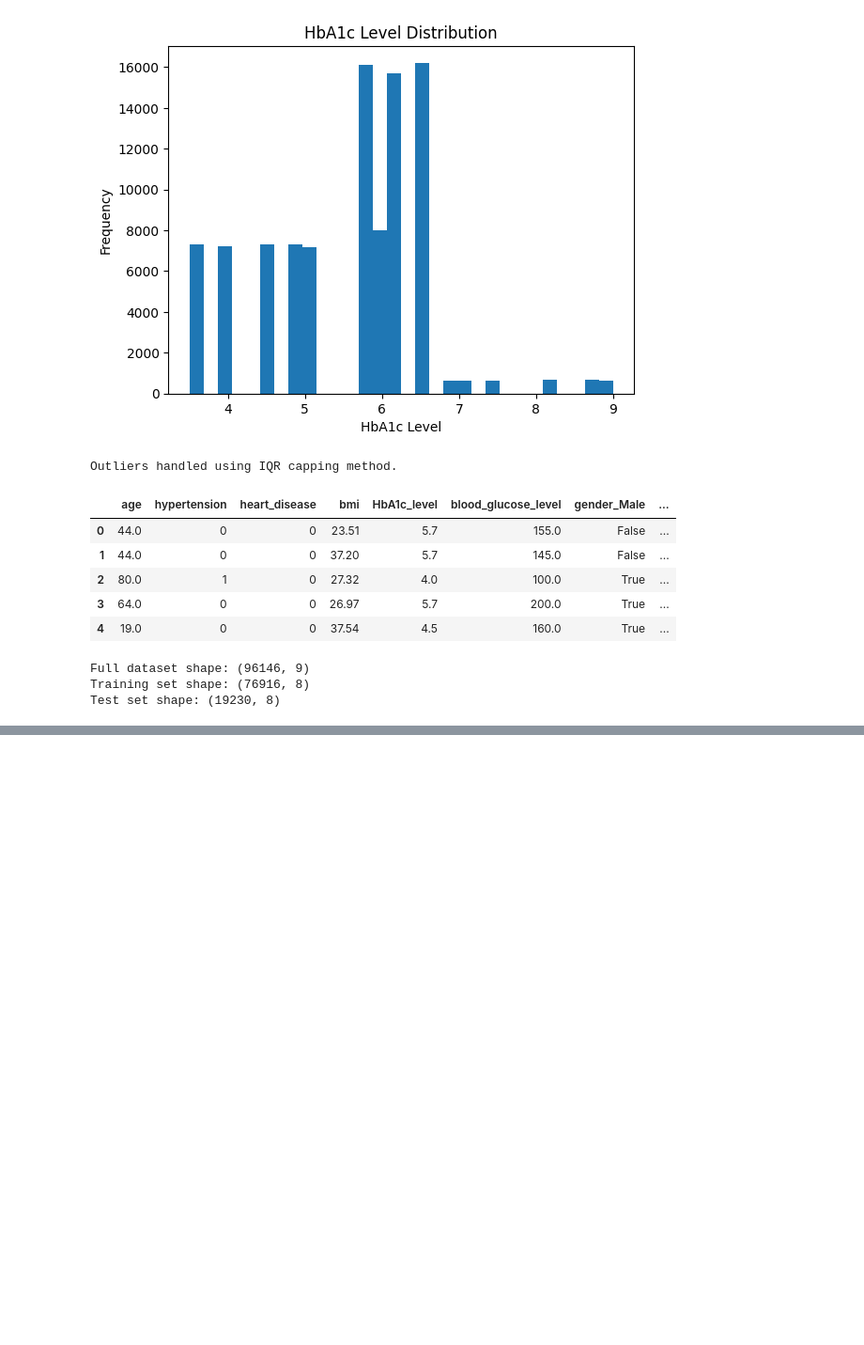
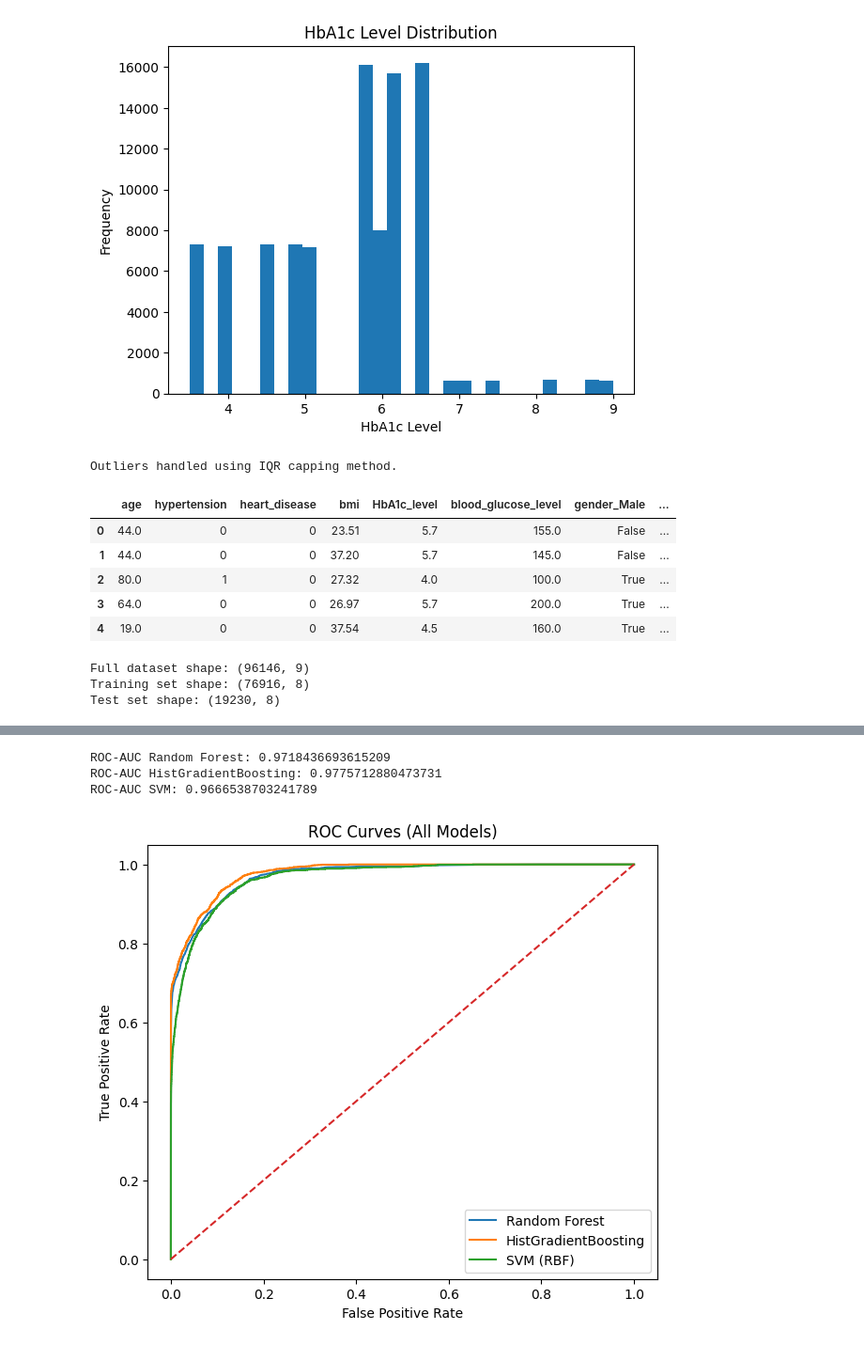
Before and after one commit to Sindhu809/sindhu-ds-project, a Jupyter notebook: final project.ipynb, the cells around one changed output, grey strips where cells are left out. Shown at 94% size. Saved outputs shown, nothing was run; the diff lists cells and outputs as text; code cells hidden in the pictures; blank space fills up the shorter version.

```diff
--- a/final project.ipynb
+++ b/final project.ipynb
@@ -299,0 +461,46 @@ X_test_p shape: (19230, 17)
+# %%
+from sklearn.metrics import roc_auc_score, roc_curve
+
+# Ensure we have probability scores for HGB
+# If predict_proba is not available, use decision_function if available.
+if hasattr(hgb_model, "predict_proba"):
+    y_prob_hgb = hgb_model.predict_proba(X_test_p)[:, 1]
+else:
+    y_prob_hgb = hgb_model.decision_function(X_test_p)
+
+# ROC-AUC values
+auc_rf = roc_auc_score(y_test, y_prob_rf)
+auc_hgb = roc_auc_score(y_test, y_prob_hgb)
+auc_svm = roc_auc_score(y_test, y_prob_svm)
+
+print("ROC-AUC Random Forest:", auc_rf)
+print("ROC-AUC HistGradientBoosting:", auc_hgb)
+print("ROC-AUC SVM:", auc_svm)
+
+# ROC curve points
+fpr_rf, tpr_rf, _ = roc_curve(y_test, y_prob_rf)
+fpr_hgb, tpr_hgb, _ = roc_curve(y_test, y_prob_hgb)
+fpr_svm, tpr_svm, _ = roc_curve(y_test, y_prob_svm)
+# %% [output]
+ROC-AUC Random Forest: 0.9718436693615209
+ROC-AUC HistGradientBoosting: 0.9775712880473731
+ROC-AUC SVM: 0.9666538703241789
+# %%
+import matplotlib.pyplot as plt
+
+plt.figure(figsize=(7, 6))
+
+plt.plot(fpr_rf, tpr_rf, label="Random Forest")
+plt.plot(fpr_hgb, tpr_hgb, label="HistGradientBoosting")
+plt.plot(fpr_svm, tpr_svm, label="SVM (RBF)")
+
+# Reference diagonal
+plt.plot([0, 1], [0, 1], linestyle="--")
+
+plt.title("ROC Curves (All Models)")
+plt.xlabel("False Positive Rate")
+plt.ylabel("True Positive Rate")
+plt.legend()
+plt.show()
+# %% [output]
+[figure, added]
```
Also changed, not shown: parts of 10 cells of this notebook.
